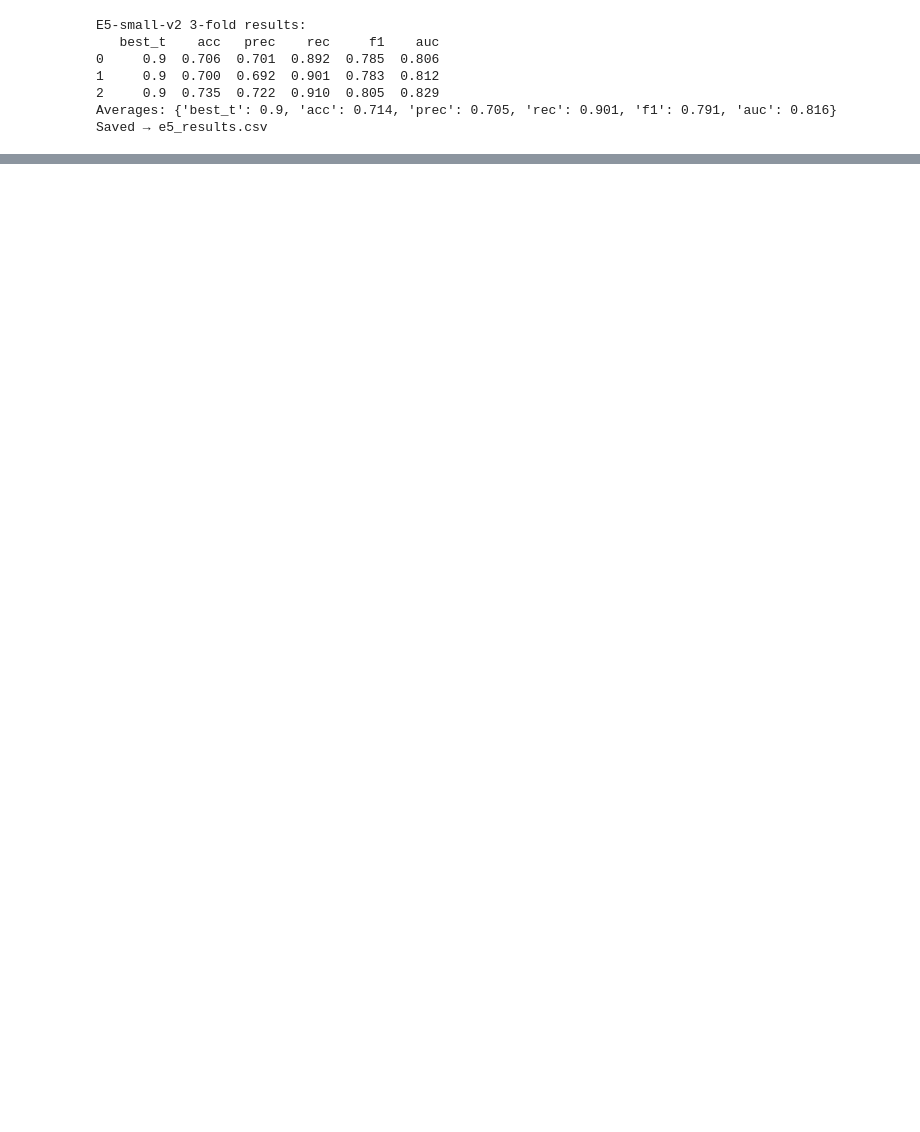
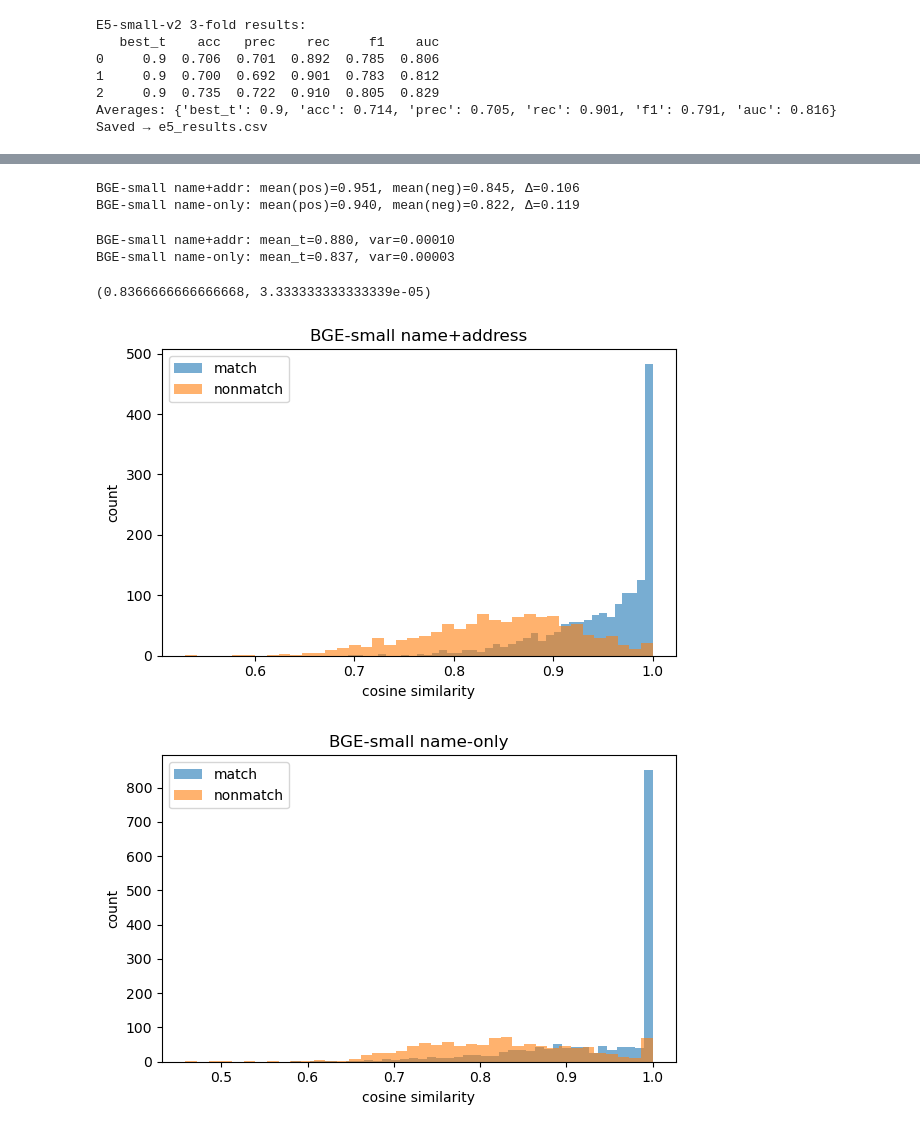
Before and after one commit to project-terraforma/Tisha-Place-Conflation, a Jupyter notebook: model_benchmark.ipynb, the cells around one changed output, grey strips where cells are left out. Drawn from its saved outputs; the diff is of its cells as text; code cells hidden in the pictures; blank space fills up the shorter version.

Commit message:
cleaned up project structure + added models + demo

```diff
--- a/model_benchmark.ipynb
+++ b/model_benchmark.ipynb
@@ -9,7 +9,8 @@ from sklearn.metrics import (
 )
 import matplotlib.pyplot as plt
 # %%
-PATH = Path("places_cleaned.parquet")
+PATH = Path("data/processed/places_cleaned.parquet")
+
 assert PATH.exists(), f"Missing cleaned file: {PATH}"
 
 df = pd.read_parquet(PATH)
@@ -142,8 +189,8 @@ try:
     print("Averages:", res_e5.mean().round(3).to_dict())
 
     res_e5.assign(model="E5-small-v2", enc_ms_per_query=latency_ms_e5)\
-           .to_csv("e5_results.csv", index=False)
-    print("Saved → e5_results.csv")
+           .to_csv("reports/e5_results.csv", index=False)
+    print("Saved → reports/e5_results.csv")
 except Exception as e:
     print("E5 baseline skipped:", e)
 # %% [output]
@@ -157,7 +204,7 @@ Saved → e5_results.csv
 # %%
 import matplotlib.pyplot as plt, os
 dfs=[]
-for f in ["minilm_results.csv","e5_results.csv"]:
+for f in ["reports/minilm_results.csv","reports/e5_results.csv"]:
     if os.path.exists(f):
         dfs.append(pd.read_csv(f))
 if dfs:
@@ -192,0 +382,50 @@ Summary:
+# %%
+def separation_stats(sims, y, label):
+    pos = sims[y == 1]
+    neg = sims[y == 0]
+    sep = pos.mean() - neg.mean()
+    print(f"{label}: mean(pos)={pos.mean():.3f}, mean(neg)={neg.mean():.3f}, Δ={sep:.3f}")
+    return sep
+
+# baseline (use your stored MiniLM sims if you kept them;
+# if not, rerun quickly with your old code and reuse those sims)
+# Example assuming you re-compute MiniLM with name-only:
+# sep_minilm = separation_stats(sims_minilm, y, "MiniLM name-only")
+
+sep_bge_small_na = separation_stats(sims_bge_small_na, y, "BGE-small name+addr")
+sep_bge_small_n  = separation_stats(sims_bge_small_n,  y, "BGE-small name-only")
+# %% [output]
+BGE-small name+addr: mean(pos)=0.951, mean(neg)=0.845, Δ=0.106
+BGE-small name-only: mean(pos)=0.940, mean(neg)=0.822, Δ=0.119
+# %%
+def threshold_stats(res, label):
+    mean_t = res["best_t"].mean()
+    var_t  = res["best_t"].var()
+    print(f"{label}: mean_t={mean_t:.3f}, var={var_t:.5f}")
+    return mean_t, var_t
+
+threshold_stats(res_bge_small_na, "BGE-small name+addr")
+threshold_stats(res_bge_small_n,  "BGE-small name-only")
+# %% [output]
+BGE-small name+addr: mean_t=0.880, var=0.00010
+BGE-small name-only: mean_t=0.837, var=0.00003
+(0.8366666666666668, 3.333333333333339e-05)
+# %%
+import matplotlib.pyplot as plt
+
+def plot_sep(sims, y, title):
+    plt.figure(figsize=(6,4))
+    plt.hist(sims[y==1], bins=40, alpha=0.6, label="match")
+    plt.hist(sims[y==0], bins=40, alpha=0.6, label="nonmatch")
+    plt.legend()
+    plt.title(title)
+    plt.xlabel("cosine similarity")
+    plt.ylabel("count")
+    plt.tight_layout()
+    plt.show()
+
+plot_sep(sims_bge_small_na, y, "BGE-small name+address")
+plot_sep(sims_bge_small_n,  y, "BGE-small name-only")
+# %% [output]
+[figure, added]
+[figure, added]
```
Also changed, not shown: parts of 17 cells of this notebook, 38 other files.
